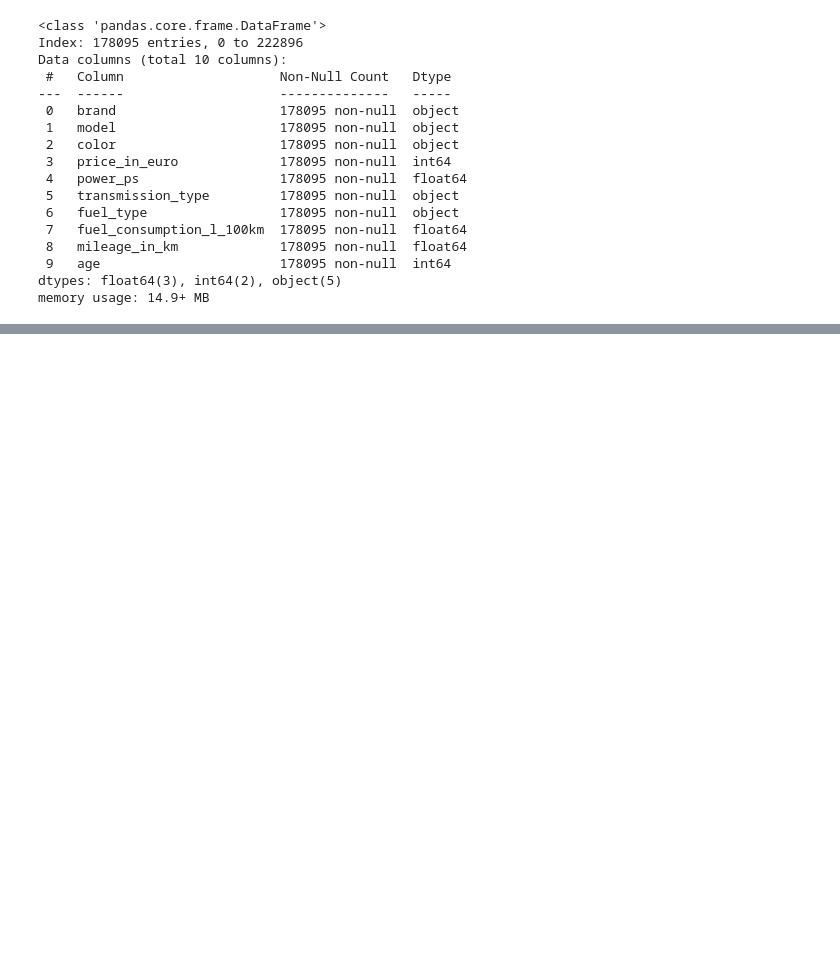
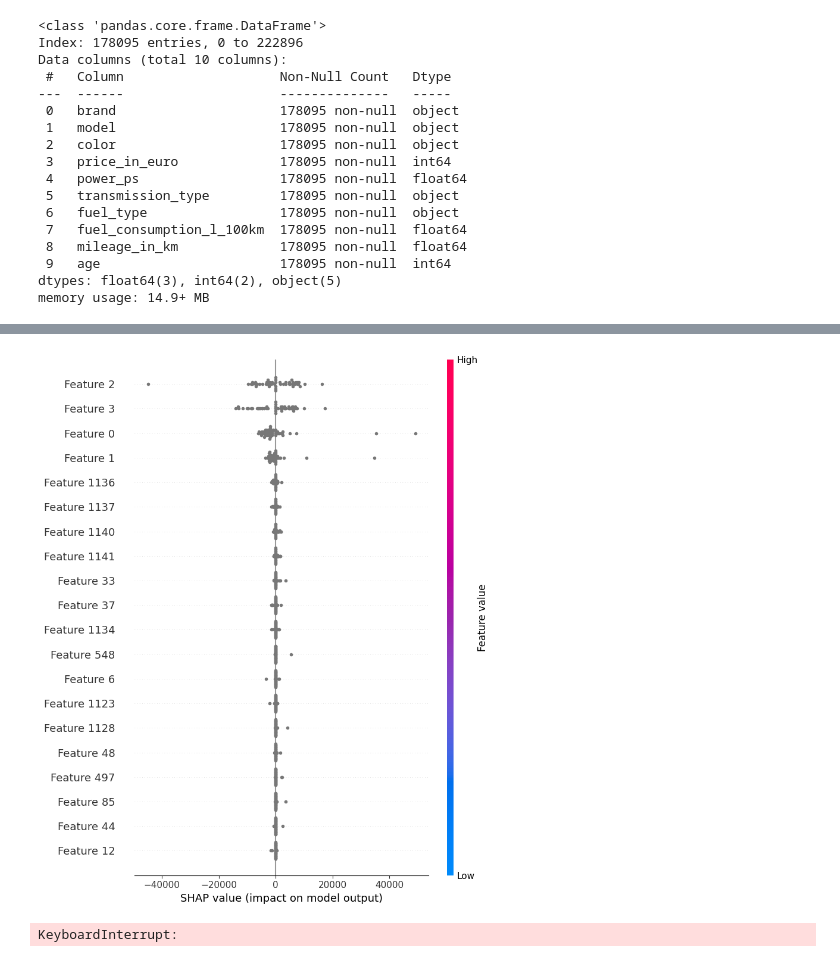
Before and after one commit to kiljos/data_mining, a Jupyter notebook: models/knn/knn_dropAll.ipynb, the cells around one changed output, grey strips where cells are left out. Cells and saved outputs as stored; diff of their text form; code cells hidden in the pictures; blank space fills up the shorter version.

```diff
--- a/models/knn/knn_dropAll.ipynb
+++ b/models/knn/knn_dropAll.ipynb
@@ -148,0 +189,6 @@ plt.show()
+# %%
+# Create SHAP explainer with feature names
+model = final_knn_pipeline.named_steps['model']
+# %%
+X_test_sampled = shap.sample(X_test, 50)
+X_test_sampled
@@ -148,0 +213,31 @@ plt.show()
+# %%
+X_processed = final_knn_pipeline.named_steps['preprocessor'].transform(X_test_sampled)
+# %%
+explainer = shap.KernelExplainer(model.predict, X_processed)
+# %%
+shap_values = explainer.shap_values(X_processed)
+shap.summary_plot(shap_values, X_processed)
+# %% [output]
+[figure, added]
+# %%
+import shap
+
+# Sample a subset of data for background (for computational efficiency)
+X_full_sampled = shap.sample(X, 50)
+
+# Process the sampled data through the preprocessing pipeline
+X_full_processed_sampled = final_knn_pipeline.named_steps['preprocessor'].transform(X_full_sampled)
+
+# Create SHAP explainer with feature names
+model = final_knn_pipeline.named_steps['model']
+
+# Create the explainer with the preprocessed background data
+full_data_explainer = shap.KernelExplainer(model.predict, X_full_processed_sampled)
+
+# Process the full X data for SHAP analysis
+X_full_processed = final_knn_pipeline.named_steps['preprocessor'].transform(X)
+
+# Calculate SHAP values for the processed data
+full_data_shap_values = full_data_explainer.shap_values(X_full_processed)
+# %% [output]
+KeyboardInterrupt:
```
Also changed, not shown: parts of 8 cells of this notebook, 1 other file.
